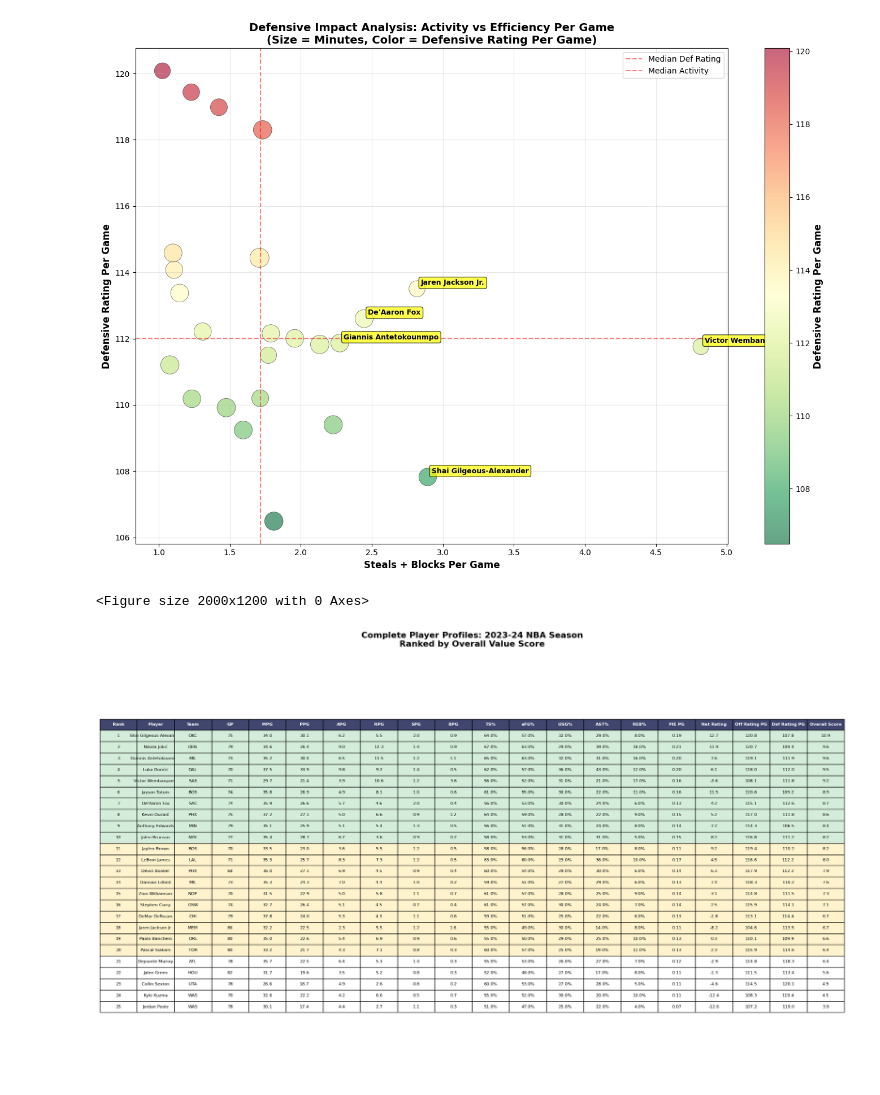
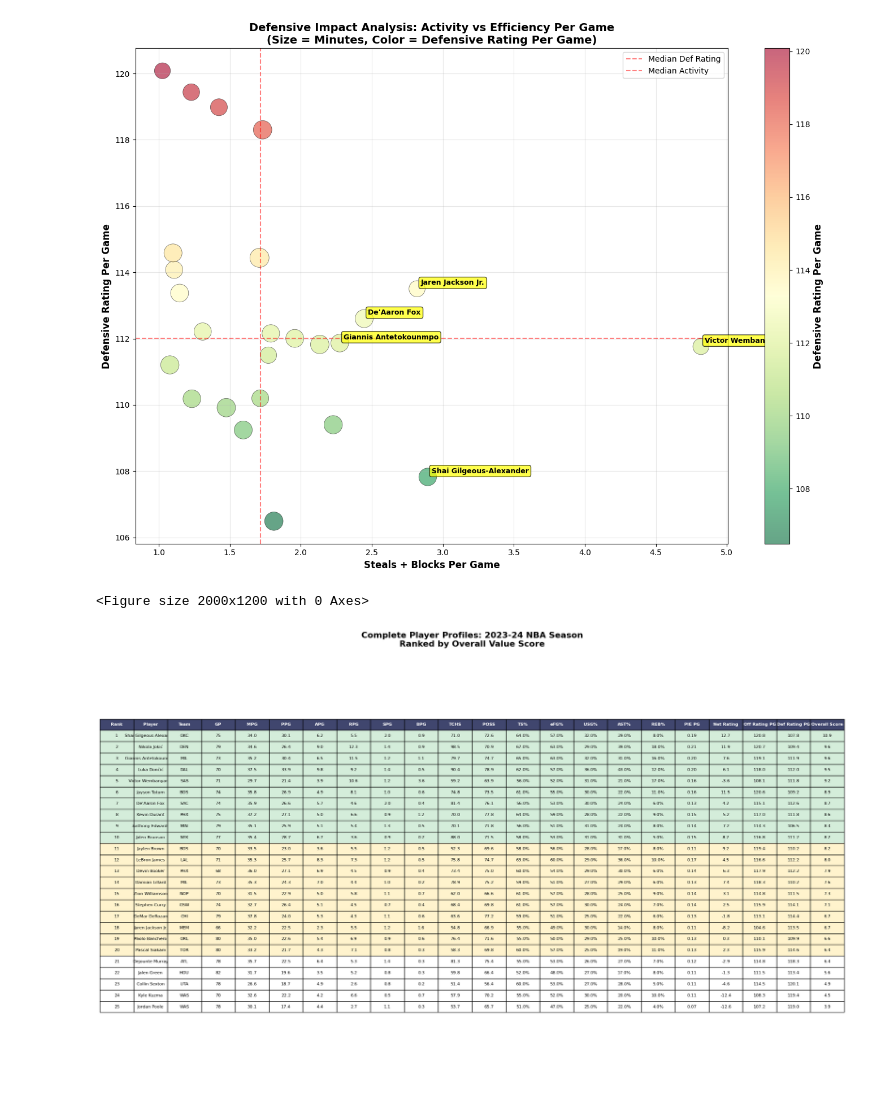
Before and after one commit to spon7ge/NBA-Rising-Stars-2023-24, a Jupyter notebook: file.ipynb, the cells around one changed output. Drawn from its saved outputs; the diff is of its cells as text; code cells hidden in the pictures.

```diff
--- a/file.ipynb
+++ b/file.ipynb
@@ -353,6 +353,8 @@ profile_data['RPG'] = profile_data['REB'] / profile_data['GP']
 profile_data['SPG'] = profile_data['STL'] / profile_data['GP']
 profile_data['BPG'] = profile_data['BLK'] / profile_data['GP']
 profile_data['MPG'] = profile_data['MIN'] / profile_data['GP']
+profile_data['TCHS_PG'] = profile_data['TCHS'] / profile_data['GP']
+profile_data['POSS_PG'] = profile_data['POSS'] / profile_data['GP']
 
 # Calculate proper percentage stats
 profile_data['TS_PCT_AVG'] = profile_data['TS_PCT'] / profile_data['GP']
@@ -369,7 +371,7 @@ profile_data['NET_RATING_PG'] = profile_data['NET_RATING'] / profile_data['GP']
 # profile_data['PLUS_MINUS_PG'] = profile_data['PLUS_MINUS'] / profile_data['GP']
 
 profiles = profile_data[[
-    'PLAYER_NAME', 'TEAM_ABBREVIATION', 'GP', 'MPG', 'PPG', 'APG', 'RPG', 'SPG', 'BPG',
+    'PLAYER_NAME', 'TEAM_ABBREVIATION', 'GP', 'MPG', 'PPG', 'APG', 'RPG', 'SPG', 'BPG', 'TCHS_PG', 'POSS_PG',
     'TS_PCT_AVG', 'EFG_PCT_AVG', 'USG_PCT_AVG', 'AST_PCT_AVG', 'REB_PCT_AVG',
     'PIE_PG', 'NET_RATING_PG', 'OFF_RATING_PG', 'DEF_RATING_PG',
 ]].copy()
@@ -396,7 +398,7 @@ profiles = profiles.sort_values('OVERALL_SCORE', ascending=False)
 fig, ax = plt.subplots(figsize=(20, 12))
 
 table_data = []
-headers = ['Rank', 'Player', 'Team', 'GP', 'MPG', 'PPG', 'APG', 'RPG', 'SPG', 'BPG',
+headers = ['Rank', 'Player', 'Team', 'GP', 'MPG', 'PPG', 'APG', 'RPG', 'SPG', 'BPG', 'TCHS', 'POSS',
            'TS%', 'eFG%', 'USG%', 'AST%', 'REB%', 'PIE PG', 'Net Rating',
            'Off Rating PG', 'Def Rating PG', 'Overall Score']
 
@@ -412,6 +414,8 @@ for i, (idx, player) in enumerate(profiles.head(25).iterrows()):
         f"{player['RPG']:.1f}",
         f"{player['SPG']:.1f}",
         f"{player['BPG']:.1f}",
+        f"{player['TCHS_PG']:.1f}",
+        f"{player['POSS_PG']:.1f}",
         f"{player['TS_PCT_AVG']:.1%}",
         f"{player['EFG_PCT_AVG']:.1%}",
         f"{player['USG_PCT_AVG']:.1%}",
@@ -427,34 +431,34 @@ for i, (idx, player) in enumerate(profiles.head(25).iterrows()):
 
 table = ax.table(cellText=table_data, colLabels=headers, cellLoc='center', loc='center')
 table.auto_set_font_size(False)
 table.set_fontsize(8)
 table.scale(1, 1.5)
 
 
 for i in range(len(headers)):
     table[(0, i)].set_facecolor('#40466e')
     table[(0, i)].set_text_props(weight='bold', color='white')
 
 for i in range(1, len(table_data) + 1):
     if i <= 10:
         color = '#d4edda'
     elif i <= 20:
         color = '#fff3cd'
     else:
         color = 'white'
 
     for j in range(len(headers)):
         table[(i, j)].set_facecolor(color)
 
 ax.set_title('Complete Player Profiles: 2023-24 NBA Season\nRanked by Overall Value Score',
              fontsize=16, fontweight='bold', pad=20)
 ax.axis('off')
 
 plt.tight_layout()
 plt.show()
 # %% [output]
 <Figure size 2000x1200 with 0 Axes>
-[figure, old version]
+[figure, new version]
 # %%
 print("\n" + "="*100)
 print("KEY INSIGHTS FROM COMPLETE PLAYER ANALYSIS")
```
Also changed, not shown: parts of 1 cell of this notebook.
